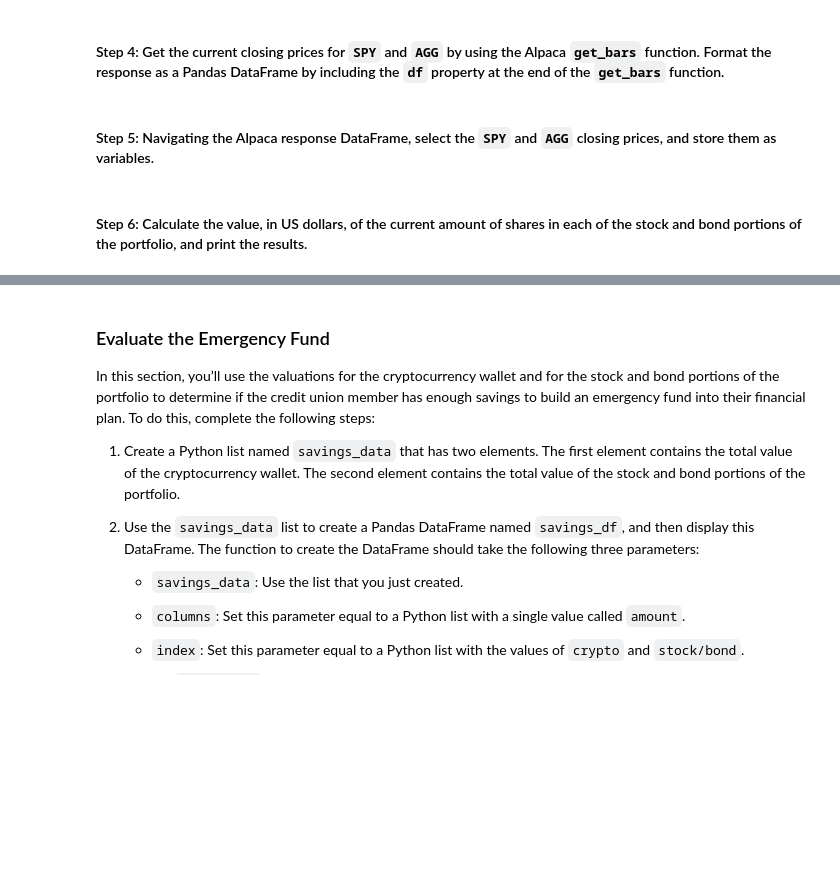
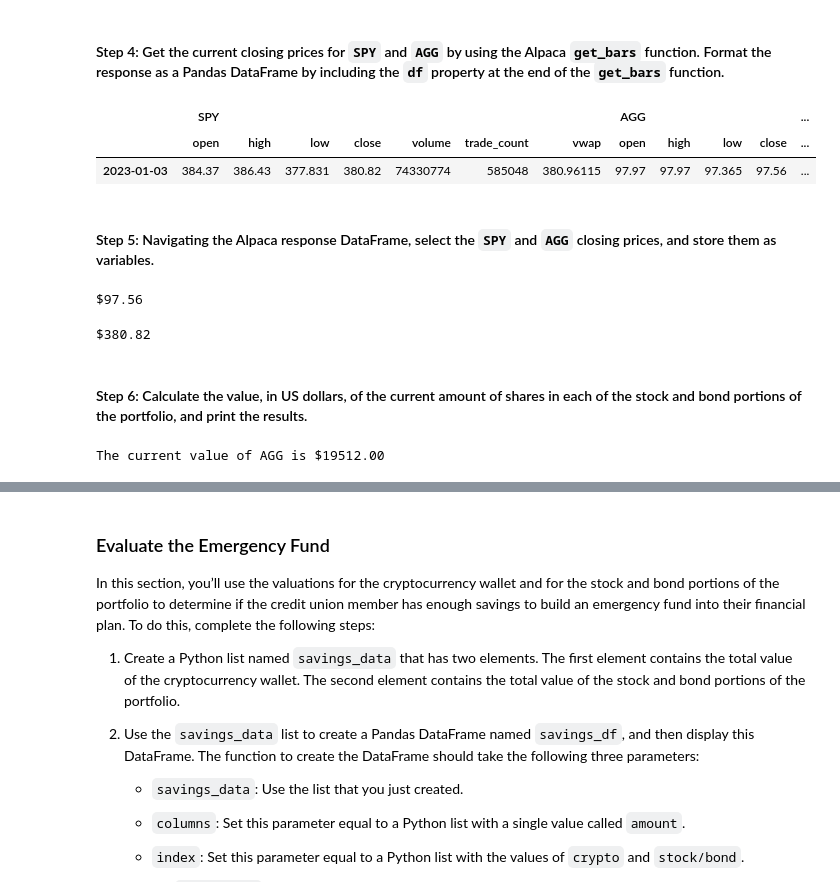
Before and after one commit to halamkim/challenge_05, a Jupyter notebook: financial_planning_tools.ipynb, the cells around one changed output, grey strips where cells are left out. Drawn from its saved outputs; the diff is of its cells as text; code cells hidden in the pictures; blank space fills up the shorter version.

Commit message:
Evaluated the Stock and Bond Holdings by Using the Alpaca SDK

```diff
--- a/financial_planning_tools.ipynb
+++ b/financial_planning_tools.ipynb
@@ -178,11 +188,16 @@ agg_shares = 200
 #### Step 2: Set the variables for the Alpaca API and secret keys. Using the Alpaca SDK, create the Alpaca `tradeapi.REST` object. In this object, include the parameters for the Alpaca API key, the secret key, and the version number.
 # %%
 # Set the variables for the Alpaca API and secret keys
-# YOUR CODE HERE
-# YOUR CODE HERE
+alpaca_api_key = os.getenv("ALPACA_API_KEY")
+alpaca_secret_keys = os.getenv("ALPACA_SECRET_KEY")
+
 
 # Create the Alpaca tradeapi.REST object
-# YOUR CODE HERE
+alpaca = tradeapi.REST(
+            alpaca_api_key,
+            alpaca_secret_keys,
+            api_version = 'v2'
+)
 # %% [markdown]
 #### Step 3: Set the following parameters for the Alpaca API call:
 
@@ -193,56 +208,77 @@ agg_shares = 200
 - `start_date` and `end_date`: Use the same date for these parameters, and format them with the date of the previous weekday (or `2020-08-07`). This is because you want the one closing price for the most-recent trading day.
 # %%
 # Set the tickers for both the bond and stock portion of the portfolio
-# YOUR CODE HERE
+tickers = ['SPY', "AGG"]
 
 # Set timeframe to 1Day
-# YOUR CODE HERE
+timeframe = '1Day'
 
 # Format current date as ISO format
 # Set both the start and end date at the date of your prior weekday
 # This will give you the closing price of the previous trading day
 # Alternatively you can use a start and end date of 2020-08-07
-# YOUR CODE HERE
-# YOUR CODE HERE
+start_date = pd.Timestamp('2023-01-03', tz = "America/New_York").isoformat()
+end_date = pd.Timestamp('2023-01-03', tz = "America/New_York").isoformat()
 # %% [markdown]
 #### Step 4: Get the current closing prices for `SPY` and `AGG` by using the Alpaca `get_bars` function. Format the response as a Pandas DataFrame by including the `df` property at the end of the `get_bars` function.
 # %%
 # Use the Alpaca get_bars function to get current closing prices the portfolio
 # Be sure to set the `df` property after the function to format the response object as a DataFrame
-# YOUR CODE HERE
+alpaca_response = alpaca.get_bars(
+            tickers,
+            timeframe,
+            start = start_date,
+            end= end_date,
+            limit = 1000
+).df
 
 # Reorganize the DataFrame
 # Separate ticker data
-# YOUR CODE HERE
+spy = alpaca_response[alpaca_response['symbol'] == 'SPY'].drop('symbol', axis=1)
+agg = alpaca_response[alpaca_response['symbol'] == 'AGG'].drop('symbol', axis = 1)
 
 # Concatenate the ticker DataFrames
-# YOUR CODE HERE
+alpaca_df = pd.concat([spy, agg], keys = ["SPY", "AGG"], axis = 1)
+
+#Drop the time
+alpaca_df.index = alpaca_df.index.date
 
 # Review the first 5 rows of the Alpaca DataFrame
 # YOUR CODE HERE
+alpaca_df.head()
+# %% [output]
+|  | SPY |  |  |  |  |  |  | AGG |  |  |  | ... |
+|  | open | high | low | close | volume | trade_count | vwap | open | high | low | close | ... |
+| 2023-01-03 | 384.37 | 386.43 | 377.831 | 380.82 | 74330774 | 585048 | 380.96115 | 97.97 | 97.97 | 97.365 | 97.56 | ... |
 # %% [markdown]
 #### Step 5: Navigating the Alpaca response DataFrame, select the `SPY` and `AGG` closing prices, and store them as variables.
 # %%
 # Access the closing price for AGG from the Alpaca DataFrame
 # Converting the value to a floating point number
-agg_close_price = # YOUR CODE HERE
+agg_close_price = float(alpaca_df['AGG']['close'])
 
 # Print the AGG closing price
-# YOUR CODE HERE
+print(f'${agg_close_price}')
+# %% [output]
+$97.56
 # %%
 # Access the closing price for SPY from the Alpaca DataFrame
 # Converting the value to a floating point number
-spy_close_price = # YOUR CODE HERE
+spy_close_price = float(alpaca_df['SPY']['close'])
 
 # Print the SPY closing price
-# YOUR CODE HERE
+print(f'${spy_close_price}')
+# %% [output]
+$380.82
 # %% [markdown]
 #### Step 6: Calculate the value, in US dollars, of the current amount of shares in each of the stock and bond portions of the portfolio, and print the results.
 # %%
 # Calculate the current value of the bond portion of the portfolio
-agg_value = # YOUR CODE HERE
+agg_value = agg_close_price * agg_shares
 
 # Print the current value of the bond portfolio
-# YOUR CODE HERE
+print(f'The current value of AGG is ${agg_value:.2f}')
+# %% [output]
+The current value of AGG is $19512.00
 # %%
 # Calculate the current value of the stock portion of the portfolio
```
Also changed, not shown: parts of 8 cells of this notebook.
